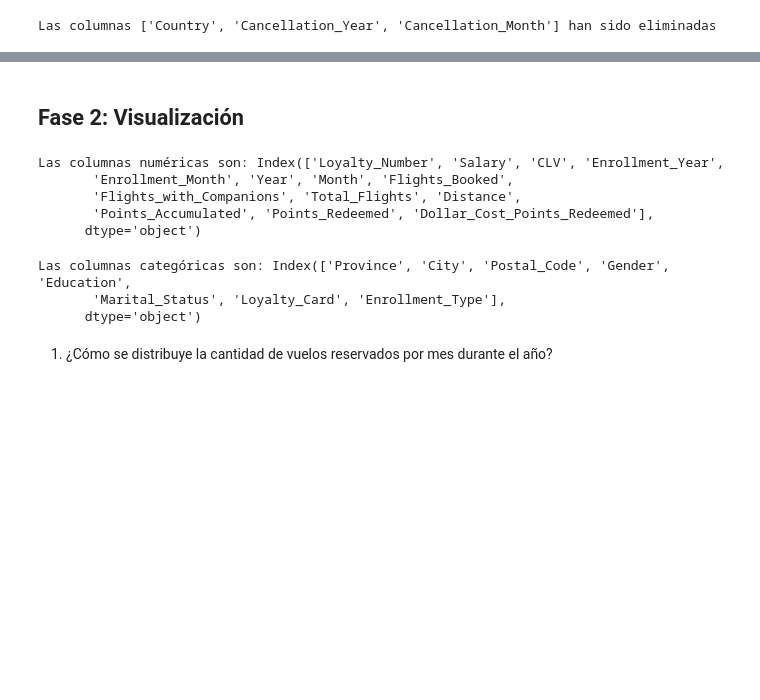
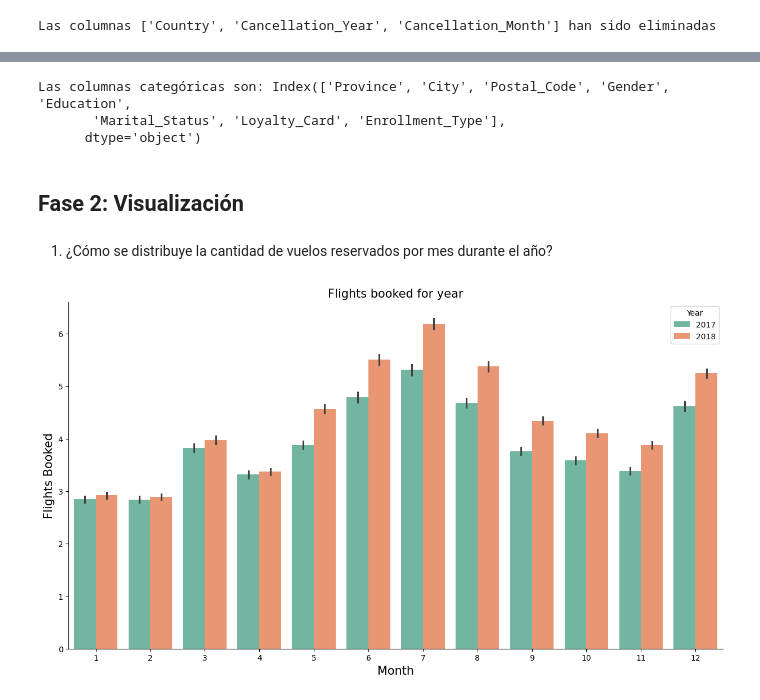
Before and after one commit to Adalab/bda-modulo-3-evaluacion-final-LuanaMagnabosco, a Jupyter notebook: Evaluación_Final_M3_Luana.ipynb, the cells around one changed output, grey strips where cells are left out. Cells and saved outputs as stored; diff of their text form; code cells hidden in the pictures; blank space fills up the shorter version.

Commit message:
Fase 2 Visualización

```diff
--- a/Evaluación_Final_M3_Luana.ipynb
+++ b/Evaluación_Final_M3_Luana.ipynb
@@ -180,5 +216,5 @@ Points_Redeemed                     0
 Dollar_Cost_Points_Redeemed         0
 dtype: int64
 # %%
-# Utilizo la funcion ".abs" para que convierta el valor numerico negativo de la columna en valor absoluto.
-df_customers['Salary'] = df_customers['Salary'].abs()
+# Utilizo la funcion ".abs" para que convierta el valor numérico negativo de la columna en valor absoluto.
+df_sin_duplicados.loc[:, 'Salary'] = df_sin_duplicados['Salary'].abs()
@@ -185,4 +230,5 @@ df_customers['Salary'] = df_customers['Salary'].abs()
 # %%
 # Imputo la mediana en la columna 'Salary'
-media_salary = df_customers['Salary'].median()
-df_customers["Salary"] = df_customers["Salary"].fillna(media_salary)
+media_salary = df_sin_duplicados['Salary'].median()
+df_sin_duplicados.loc[:, "Salary"] = df_sin_duplicados["Salary"].fillna(media_salary)
+print(f'La mediana de la columna Salary es: {mediana_salary}')
@@ -188,0 +258,4 @@ df_customers["Salary"] = df_customers["Salary"].fillna(media_salary)
+# %%
+# Hago una copia del df para seguir trabajando
+df_limpio = df_sin_duplicados.copy()
+df_limpio.sample(5)
@@ -189,7 +269,7 @@ df_customers["Salary"] = df_customers["Salary"].fillna(media_salary)
 # %%
 # Elimino columnas imnecesarias con la función .drop --> Country porque son todos de Canada <--
 columnas_a_eliminar= ['Country', 'Cancellation_Year','Cancellation_Month' ]
-df_customers.drop(columns=columnas_a_eliminar, axis = 1, inplace=True)
+df_limpio.drop(columns=columnas_a_eliminar, axis = 1, inplace=True)
 print(f"Las columnas {columnas_a_eliminar} han sido eliminadas")
 # %% [output]
 Las columnas ['Country', 'Cancellation_Year', 'Cancellation_Month'] han sido eliminadas
@@ -217,23 +287,28 @@ dtype: int64
+# %%
+# Imprimo las columnas categóricas
+columnas_categoricas = df_limpio.select_dtypes(include=['object', 'category']).columns
+print("Las columnas categóricas son:", columnas_categoricas)
+# %% [output]
+Las columnas categóricas son: Index(['Province', 'City', 'Postal_Code', 'Gender', 'Education',
+       'Marital_Status', 'Loyalty_Card', 'Enrollment_Type'],
+      dtype='object')
 # %% [markdown]
 ## **Fase 2**: Visualización
-# %%
-# Imprimo las columnas numéricas
-columnas_numericas = df_customers.select_dtypes(include=['number']).columns
-
-print("Las columnas numéricas son:", columnas_numericas)
-# %% [output]
-Las columnas numéricas son: Index(['Loyalty_Number', 'Salary', 'CLV', 'Enrollment_Year',
-       'Enrollment_Month', 'Year', 'Month', 'Flights_Booked',
-       'Flights_with_Companions', 'Total_Flights', 'Distance',
-       'Points_Accumulated', 'Points_Redeemed', 'Dollar_Cost_Points_Redeemed'],
-      dtype='object')
-# %%
-# Imprimo las columnas categóricas
-columnas_categoricas = df_customers.select_dtypes(include=['object', 'category']).columns
-print("Las columnas categóricas son:", columnas_categoricas)
-# %% [output]
-Las columnas categóricas son: Index(['Province', 'City', 'Postal_Code', 'Gender', 'Education',
-       'Marital_Status', 'Loyalty_Card', 'Enrollment_Type'],
-      dtype='object')
 # %% [markdown]
 1. ¿Cómo se distribuye la cantidad de vuelos reservados por mes durante el año?
+# %%
+
+plt.figure(figsize=(15, 8)) #Establezco el tamaño de la figura en 15 pulgadas de ancho por 8 pulgadas de alto.
+# Gráfico de barras para hacer una comparación directa entre los años, meses y reservas
+sns.barplot(x='Month', y='Flights_Booked', hue= 'Year', data=df_limpio, palette='Set2')
+plt.title('Flights booked for year', fontsize=15)# Establezco el título del gráfico.
+plt.xlabel('Month', fontsize=15) # Establezco las etiquetas del eje x
+plt.ylabel('Flights Booked', fontsize=15) # Establezco las etiquetas del eje y
+plt.legend(title= 'Year') # Establezco la leyenda por años segun los colores
+
+# Ocultar los bordes derecho y superior
+plt.gca().spines['right'].set_visible(False)
+plt.gca().spines['top'].set_visible(False)
+plt.show()
+# %% [output]
+[figure, added]
```
Also changed, not shown: parts of 44 cells of this notebook.
